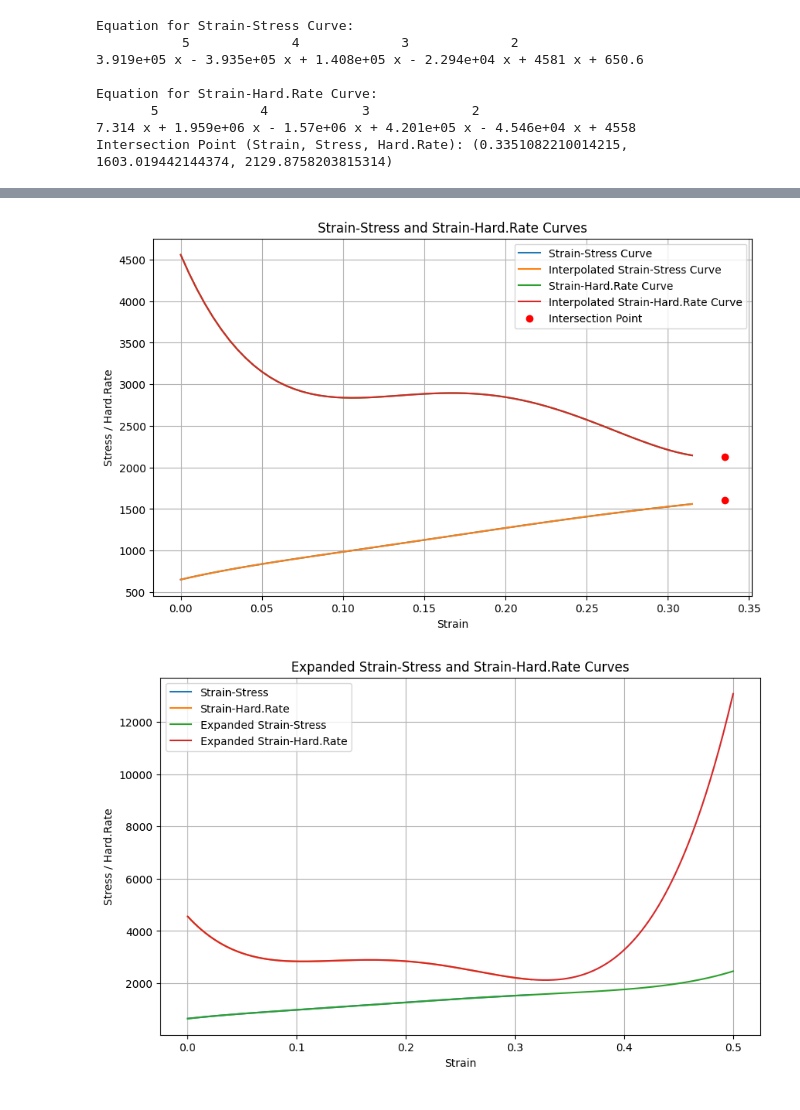
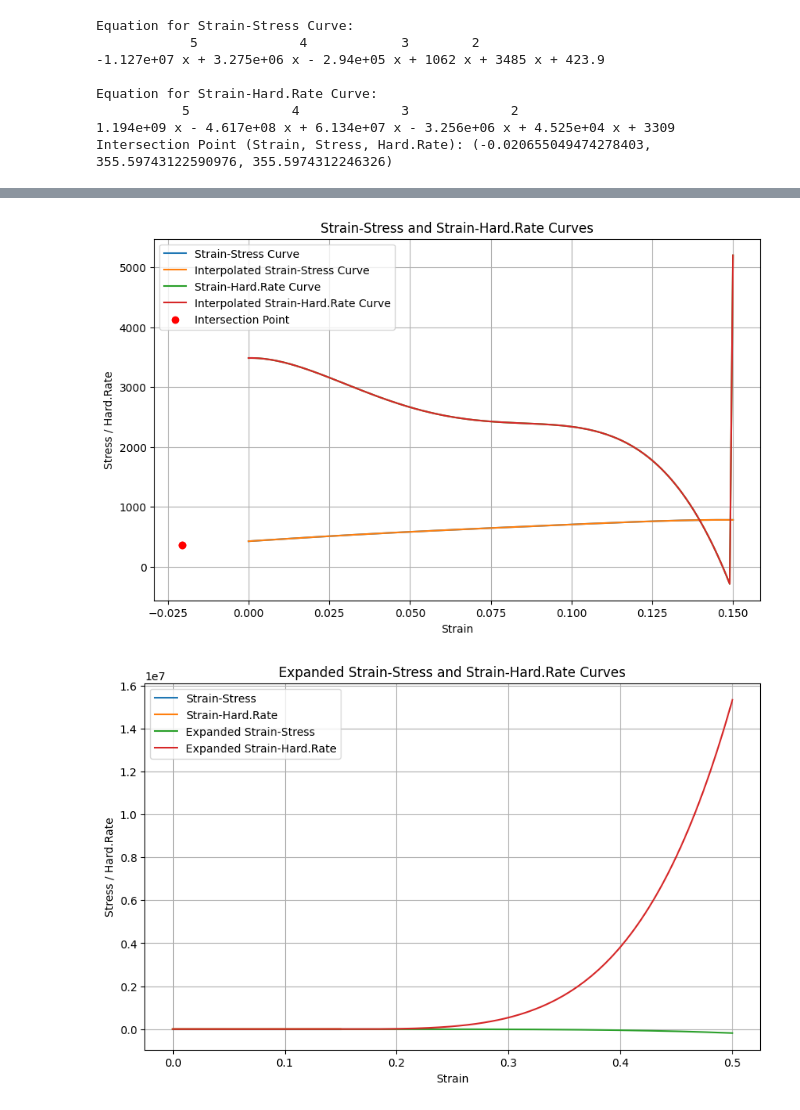
Before and after one commit to Kishan-Kumar-Zalavadia/Material-Science, a Jupyter notebook: code_3.ipynb, the cells around one changed output, grey strips where cells are left out. Saved outputs shown, nothing was run; the diff lists cells and outputs as text; code cells hidden in the pictures.

```diff
--- a/code_3.ipynb
+++ b/code_3.ipynb
@@ -3,7 +5,7 @@
 # %%
-x = "t.strain.1"
-y1 = "t.stress.1"
-y2 = "hard.Rate.1"
+x = "t. strain.4"
+y1 = "t. stress.4"
+y2 = "hard.Rate.4"
 # %%
 import pandas as pd
 import matplotlib.pyplot as plt
@@ -137,11 +138,11 @@ file_path = '/content/Data.xlsx'
 df = pd.read_excel(file_path)
 
 # Extract x and y columns
-x_strain_stress = df['t.strain'].values
-y_strain_stress = df['t.stress'].values
+x_strain_stress = df[x].values
+y_strain_stress = df[y1].values
 
-x_strain_hard_rate = df['t.strain'].values
-y_strain_hard_rate = df['hard.Rate'].values
+x_strain_hard_rate = df[x].values
+y_strain_hard_rate = df[y2].values
 
 # Check for and handle NaN or infinite values for strain-stress curve
 mask_strain_stress = np.isfinite(x_strain_stress) & np.isfinite(y_strain_stress)
@@ -226,10 +227,10 @@ plt.grid(True)
 plt.show()
 # %% [output]
 Equation for Strain-Stress Curve:
-           5             4             3             2
-3.919e+05 x - 3.935e+05 x + 1.408e+05 x - 2.294e+04 x + 4581 x + 650.6
+            5             4            3        2
+-1.127e+07 x + 3.275e+06 x - 2.94e+05 x + 1062 x + 3485 x + 423.9
 
 Equation for Strain-Hard.Rate Curve:
-       5             4            3             2
-7.314 x + 1.959e+06 x - 1.57e+06 x + 4.201e+05 x - 4.546e+04 x + 4558
-Intersection Point (Strain, Stress, Hard.Rate): (0.3351082210014215, 1603.019442144374, 2129.8758203815314)
+           5             4             3             2
+1.194e+09 x - 4.617e+08 x + 6.134e+07 x - 3.256e+06 x + 4.525e+04 x + 3309
+Intersection Point (Strain, Stress, Hard.Rate): (-0.020655049474278403, 355.59743122590976, 355.5974312246326)
@@ -237,4 +237,4 @@ Intersection Point (Strain, Stress, Hard.Rate): (0.3351082210014215, 1603.019442
-[figure, old version]
+[figure, new version]
 # %%
 import numpy as np
 import pandas as pd
@@ -245,9 +245,9 @@ file_path = '/content/Data.xlsx'
 df = pd.read_excel(file_path)
 
 # Extract strain, stress, and hard.rate data
-strain = df['t.strain']
-stress = df['t.stress']
-hard_rate = df['hard.Rate']
+strain = df[x]
+stress = df[y1]
+hard_rate = df[y2]
 
 # Plot the original data
 plt.figure(figsize=(10, 6))
@@ -274,7 +274,7 @@ plt.legend()
 plt.grid(True)
 plt.show()
 # %% [output]
-[figure, old version]
+[figure, new version]
 # %%
 import numpy as np
 import pandas as pd
```
Also changed, not shown: parts of 11 cells of this notebook.
